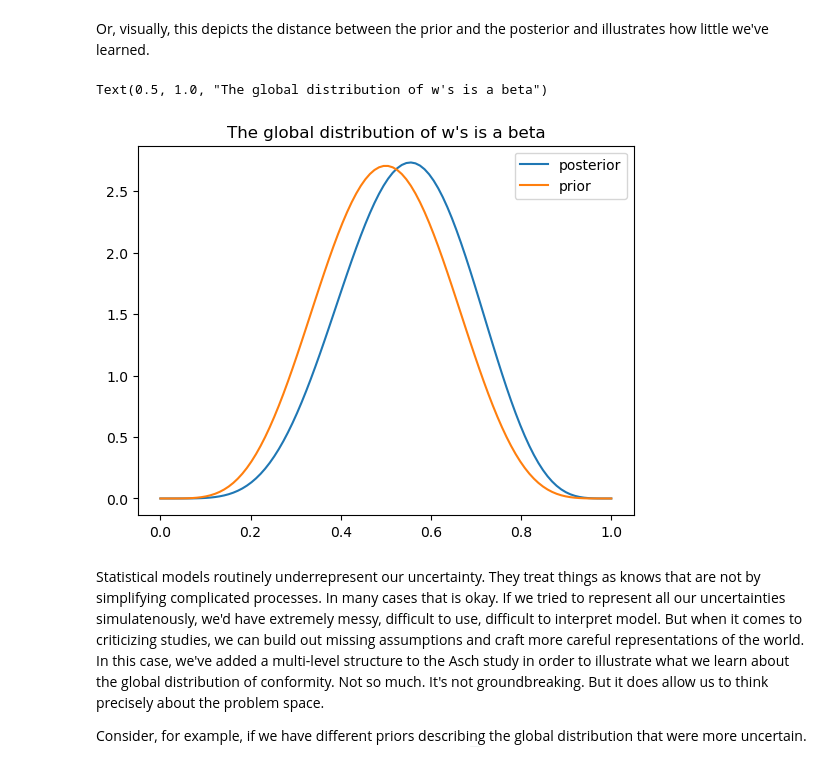
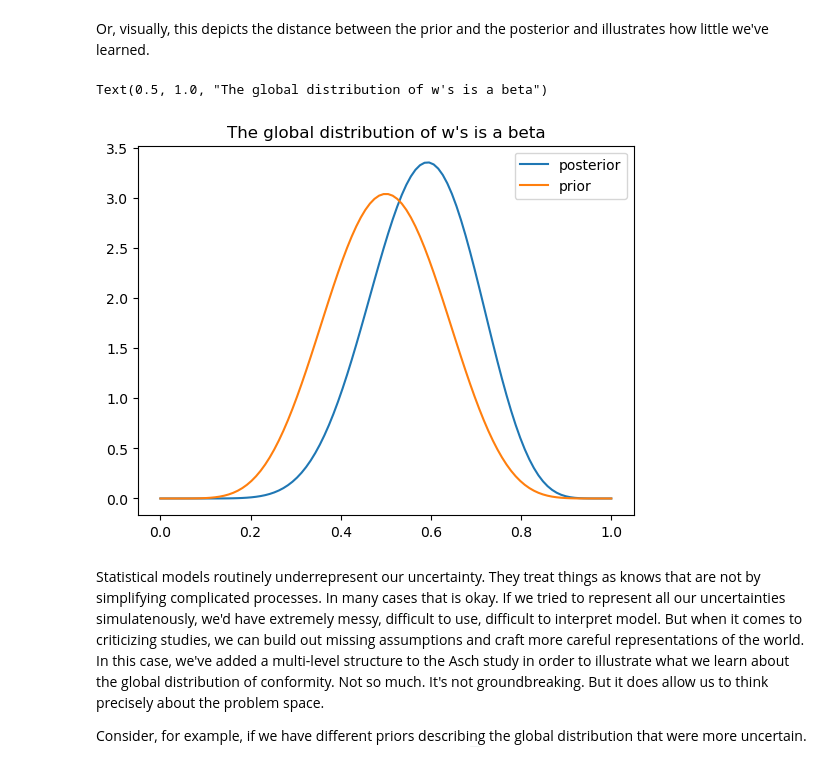
Before and after one commit to daniel-saunders-phil/cogs-303, a Jupyter notebook: lectures/Lecture 15 - Multi-level model and generalizability.ipynb, the cells around one changed output. Saved outputs shown, nothing was run; the diff lists cells and outputs as text; code cells hidden in the pictures.

```diff
--- a/lectures/Lecture 15 - Multi-level model and generalizability.ipynb
+++ b/lectures/Lecture 15 - Multi-level model and generalizability.ipynb
@@ -613,15 +630,15 @@ az.summary(trace_us).loc[['a','b']]
 Or, visually, this depicts the distance between the prior and the posterior and illustrates how little we've learned.
 # %%
 grid = np.linspace(0,1,100)
-post = stats.beta(6.6,5.5).pdf(grid)
-prior = stats.beta(6,6).pdf(grid)
+post = stats.beta(10.230,7.356).pdf(grid)
+prior = stats.beta(7.5,7.5).pdf(grid)
 plt.plot(grid,post,label="posterior")
 plt.plot(grid,prior,label="prior")
 plt.legend()
 plt.title("The global distribution of w's is a beta")
 # %% [output]
 Text(0.5, 1.0, "The global distribution of w's is a beta")
-[figure, old version]
+[figure, new version]
 # %% [markdown]
 Statistical models routinely underrepresent our uncertainty. They treat things as knows that are not by simplifying complicated processes. In many cases that is okay. If we tried to represent all our uncertainties simulatenously, we'd have extremely messy, difficult to use, difficult to interpret model. But when it comes to criticizing studies, we can build out missing assumptions and craft more careful representations of the world. In this case, we've added a multi-level structure to the Asch study in order to illustrate what we learn about the global distribution of conformity. Not so much. It's not groundbreaking. But it does allow us to think precisely about the problem space.
 
```
Also changed, not shown: parts of 19 cells of this notebook, 2 other files.
